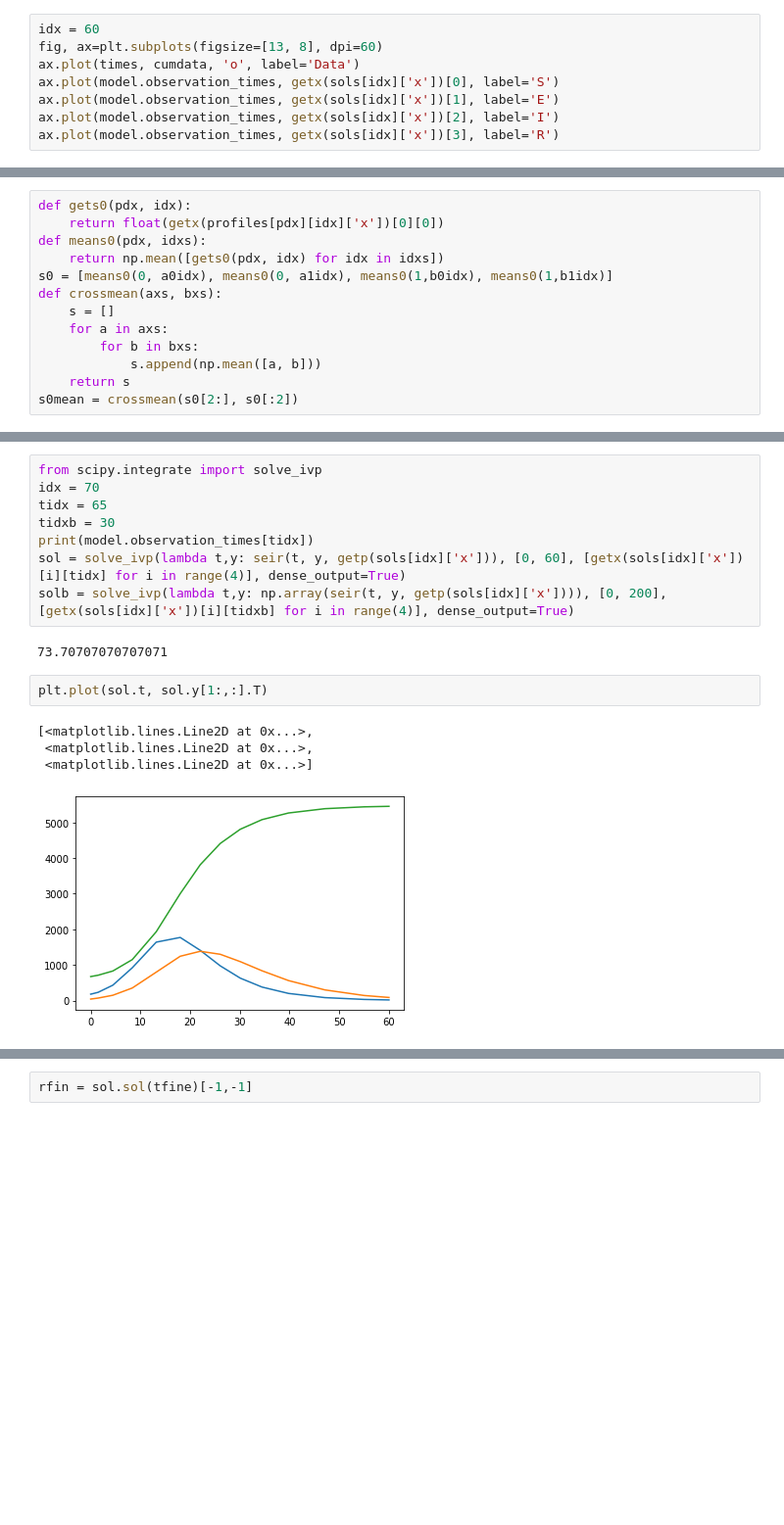
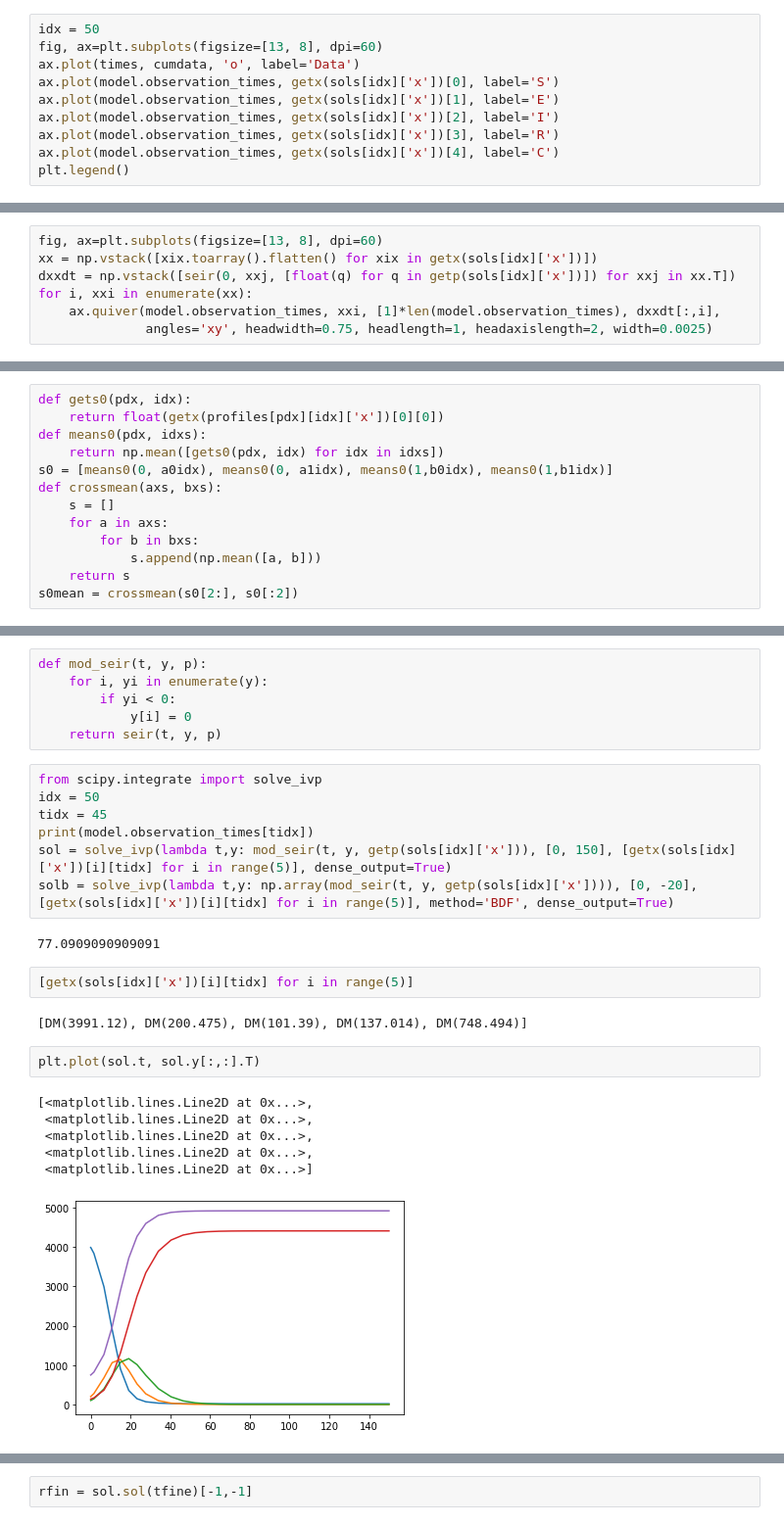
Before and after one commit to dwu402/pypei, a Jupyter notebook: samoa.ipynb, the cells around one changed output, grey strips where cells are left out. Shown at 98% size. Drawn from its saved outputs; the diff is of its cells as text; blank space fills up the shorter version.

```diff
--- a/samoa.ipynb
+++ b/samoa.ipynb
@@ -262,9 +268,11 @@ DM(12.0153)
 # %%
-idx = 60
+idx = 50
 fig, ax=plt.subplots(figsize=[13, 8], dpi=60)
 ax.plot(times, cumdata, 'o', label='Data')
 ax.plot(model.observation_times, getx(sols[idx]['x'])[0], label='S')
 ax.plot(model.observation_times, getx(sols[idx]['x'])[1], label='E')
 ax.plot(model.observation_times, getx(sols[idx]['x'])[2], label='I')
 ax.plot(model.observation_times, getx(sols[idx]['x'])[3], label='R')
+ax.plot(model.observation_times, getx(sols[idx]['x'])[4], label='C')
+plt.legend()
 # %% [output]
@@ -272,0 +281,7 @@ ax.plot(model.observation_times, getx(sols[idx]['x'])[3], label='R')
+# %%
+fig, ax=plt.subplots(figsize=[13, 8], dpi=60)
+xx = np.vstack([xix.toarray().flatten() for xix in getx(sols[idx]['x'])])
+dxxdt = np.vstack([seir(0, xxj, [float(q) for q in getp(sols[idx]['x'])]) for xxj in xx.T])
+for i, xxi in enumerate(xx):
+    ax.quiver(model.observation_times, xxi, [1]*len(model.observation_times), dxxdt[:,i],
+              angles='xy', headwidth=0.75, headlength=1, headaxislength=2, width=0.0025)
@@ -391,20 +600,31 @@ IndexError: list index out of range
+# %%
+def mod_seir(t, y, p):
+    for i, yi in enumerate(y):
+        if yi < 0:
+            y[i] = 0
+    return seir(t, y, p)
 # %%
 from scipy.integrate import solve_ivp
-idx = 70
-tidx = 65
-tidxb = 30
+idx = 50
+tidx = 45
 print(model.observation_times[tidx])
-sol = solve_ivp(lambda t,y: seir(t, y, getp(sols[idx]['x'])), [0, 60], [getx(sols[idx]['x'])[i][tidx] for i in range(4)], dense_output=True)
-solb = solve_ivp(lambda t,y: np.array(seir(t, y, getp(sols[idx]['x']))), [0, 200], [getx(sols[idx]['x'])[i][tidxb] for i in range(4)], dense_output=True)
+sol = solve_ivp(lambda t,y: mod_seir(t, y, getp(sols[idx]['x'])), [0, 150], [getx(sols[idx]['x'])[i][tidx] for i in range(5)], dense_output=True)
+solb = solve_ivp(lambda t,y: np.array(mod_seir(t, y, getp(sols[idx]['x']))), [0, -20], [getx(sols[idx]['x'])[i][tidx] for i in range(5)], method='BDF', dense_output=True)
 # %% [output]
-73.70707070707071
+77.0909090909091
+# %%
+[getx(sols[idx]['x'])[i][tidx] for i in range(5)]
+# %% [output]
+[DM(3991.12), DM(200.475), DM(101.39), DM(137.014), DM(748.494)]
 # %%
-plt.plot(sol.t, sol.y[1:,:].T)
+plt.plot(sol.t, sol.y[:,:].T)
 # %% [output]
 [<matplotlib.lines.Line2D at 0x...>,
  <matplotlib.lines.Line2D at 0x...>,
+ <matplotlib.lines.Line2D at 0x...>,
+ <matplotlib.lines.Line2D at 0x...>,
  <matplotlib.lines.Line2D at 0x...>]
-[figure, old version]
+[figure, new version]
 # %%
 plt.plot(solb.t, solb.y.T)
 # %% [output]
```
Also changed, not shown: parts of 43 cells of this notebook, 1 other file.
